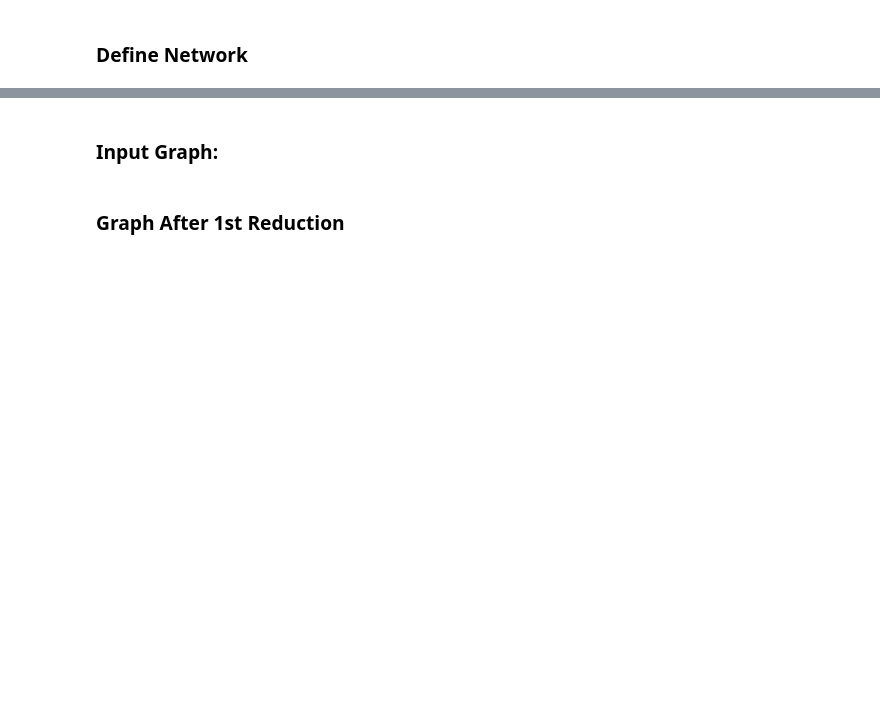
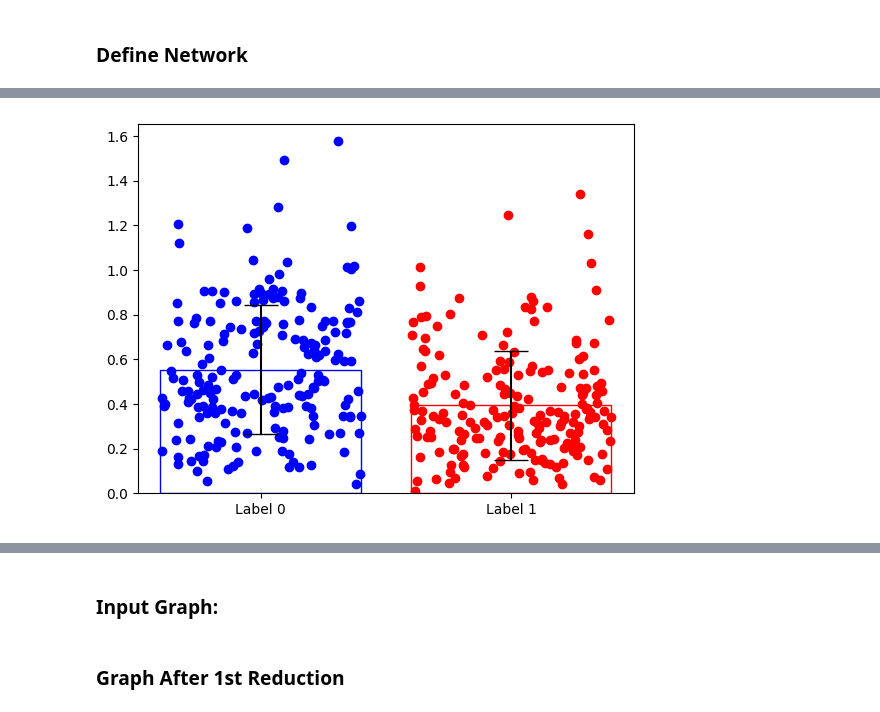
Before and after one commit to TomyjBerg/ADLProtProject, a Jupyter notebook: model_siamese_baseline4_asapool.ipynb, the cells around one changed output, grey strips where cells are left out. Drawn from its saved outputs; the diff is of its cells as text; code cells hidden in the pictures; blank space fills up the shorter version.

```diff
--- a/model_siamese_baseline4_asapool.ipynb
+++ b/model_siamese_baseline4_asapool.ipynb
@@ -5,7 +5,7 @@
 ## Invert h-bond and charge?
 # %%
 model_name = 'adl_model_siamese_baseline'
-num_epochs = 50
+num_epochs = 10
 # %%
 import torch
 import torch.nn.functional as F
@@ -275,9 +192,7 @@ def train(epoch):
     for data in train_loader:
         data = data.to(device)
         optimizer.zero_grad()
-        print(data.x1.shape)
-        print(data.edge_index.shape)
-        output1 = model(data.x1, data.edge_index, batch)
+        output1 = model(data.x, data.edge_index, batch)
         output2 = model(data.x2, data.edge_index2, batch = None)
 
         #Contrastive Loss
@@ -287,7 +202,7 @@ def train(epoch):
         optimizer.step()
         batch +=1
 
-    return loss_all / len(train_dataset)
+    return loss_all# / len(train_dataset)
 
 
 @torch.no_grad()
@@ -296,13 +211,12 @@ def test(loader):
 
     distances_lab1 = []
     distances_lab0 = []
-    labels = []
-    losses = []
+    loss_all = 0
 
 
     for data in loader:
         data = data.to(device)
-        output1 = model(data.x1, data.edge_index, batch=None)
+        output1 = model(data.x, data.edge_index, batch=None)
         output2 = model(data.x2, data.edge_index2, batch=None)
 
         test_loss_contrastive = criterion(output1, output2, data.y)
@@ -312,31 +226,26 @@ def test(loader):
 
         if int(label) == 1:
             distances_lab1.append(float(euclidean_distance))
-            labels.append(int(label))
-            losses.append(float(test_loss_contrastive))
+            loss_all += float(test_loss_contrastive)
         else:
             distances_lab0.append(float(euclidean_distance))
-            labels.append(int(label))
-            losses.append(float(test_loss_contrastive))
+            loss_all += float(test_loss_contrastive)
 
-    return  distances_lab0, distances_lab1, losses, labels
+    return  distances_lab0, distances_lab1, loss_all
 
 
 
 train_distances_lab0 = []
 train_distances_lab1 = []
 train_losses = []
-train_labels = []
 
 validation_distances_lab0 = []
 validation_distances_lab1 = []
 validation_losses = []
-validation_labels = []
 
 test_distances_lab0 = []
 test_distances_lab1 = []
 test_losses = []
-test_labels = []
 
 for epoch in range(1, num_epochs+1):
 
@@ -346,23 +255,20 @@ for epoch in range(1, num_epochs+1):
     train_distances_lab0.append(train_results[0])
     train_distances_lab1.append(train_results[1])
     train_losses.append(train_results[2])
-    train_labels.append(train_results[3])
 
 
     validation_results = test(val_loader)
     validation_distances_lab0.append(validation_results[0])
     validation_distances_lab1.append(validation_results[1])
     validation_losses.append(validation_results[2])
-    validation_labels.append(validation_results[3])
 
     test_results = test(test_loader)
     test_distances_lab0.append(test_results[0])
     test_distances_lab1.append(test_results[1])
     test_losses.append(test_results[2])
-    test_labels.append(test_results[3])
 
 
-    print(f'Epoch: {epoch:03d}, Train Loss: {train_loss:.3f}')
+    print(f'Epoch: {epoch:03d}, Train Loss: {train_loss:.5f}')
     #Train Acc: {train_acc:.3f}, f'Val Acc: {val_acc:.3f}, Test Acc: {test_acc:.3f}')
 # %% [output]
 cpu
@@ -401,4 +314,6 @@ def compare_euclid_distances(distances_lab0, distances_lab1):
     plt.ylabel = 'Euclidean Distance'
     plt.show()
 # %%
-compare_euclid_distances(train_distances_lab0[49], train_distances_lab1[49])
+compare_euclid_distances(train_distances_lab0[0], train_distances_lab1[0])
+# %% [output]
+[figure, added]
```
Also changed, not shown: parts of 10 cells of this notebook, 1 other file.
